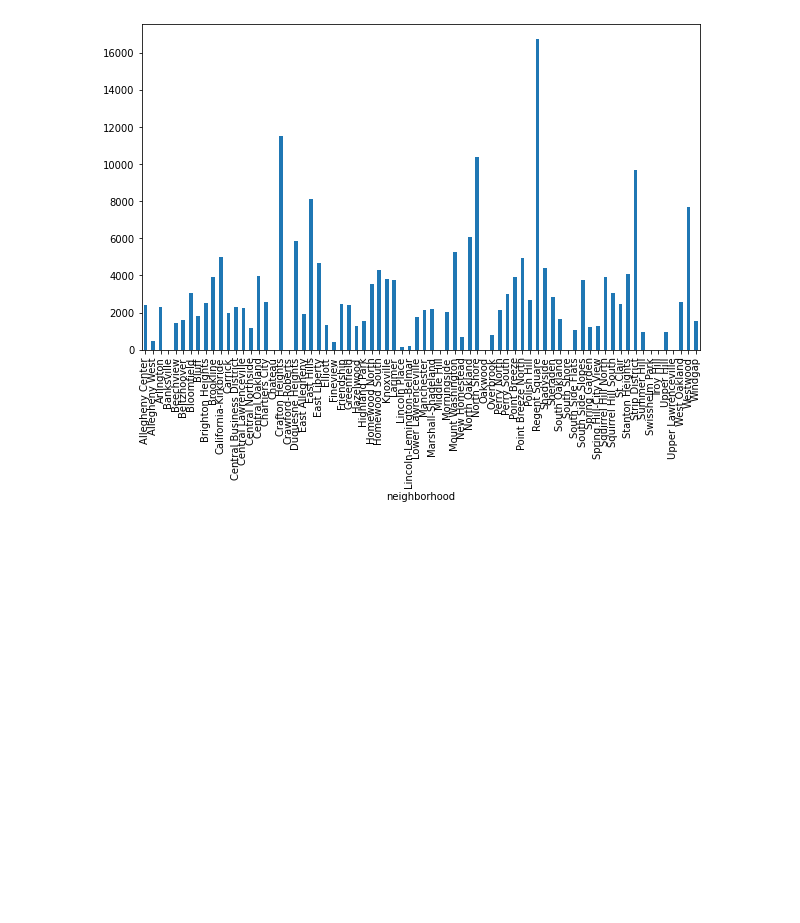
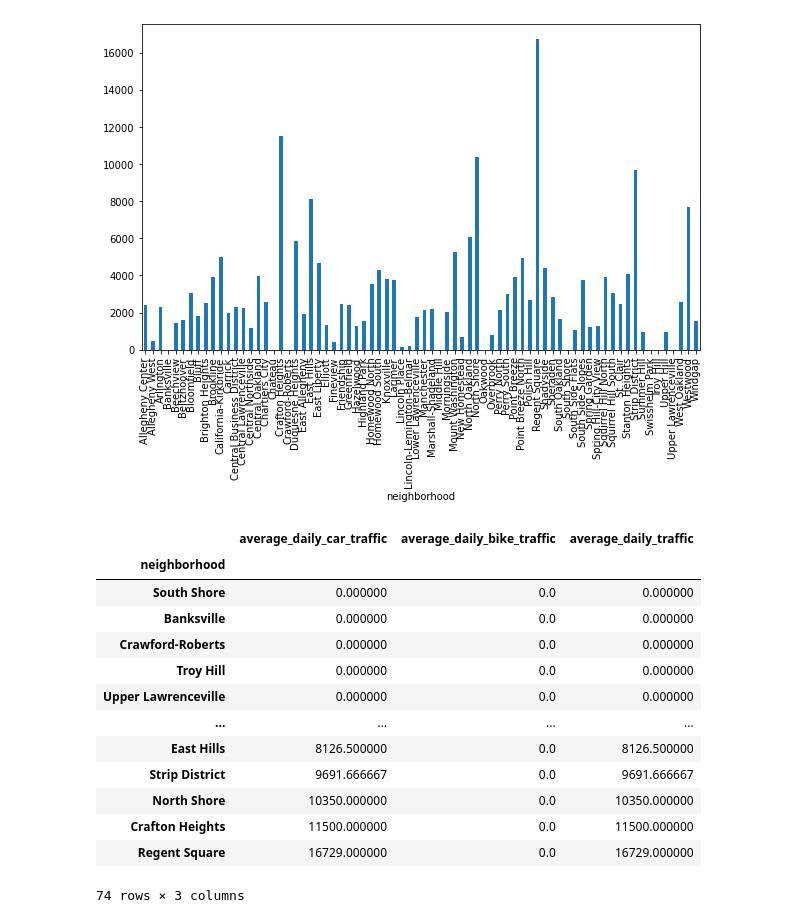
Before and after one commit to d3tk/CMPINF0010-FINAL-PROJECT, a Jupyter notebook: traffic.ipynb, the cells around one changed output. Cells and saved outputs as stored; diff of their text form; code cells hidden in the pictures; blank space fills up the shorter version.

```diff
--- a/traffic.ipynb
+++ b/traffic.ipynb
@@ -149,4 +149,20 @@ traffic["average_daily_traffic"].plot(figsize=(10,6), kind = "bar" )
 [figure]
 # %%
 traffic = traffic.sort_values(by = "average_daily_traffic")
+traffic
+# %% [output]
+|  | average_daily_car_traffic | average_daily_bike_traffic | average_daily_traffic |
+| neighborhood |  |  |  |
+| South Shore | 0.000000 | 0.0 | 0.000000 |
+| Banksville | 0.000000 | 0.0 | 0.000000 |
+| Crawford-Roberts | 0.000000 | 0.0 | 0.000000 |
+| Troy Hill | 0.000000 | 0.0 | 0.000000 |
+| Upper Lawrenceville | 0.000000 | 0.0 | 0.000000 |
+| ... | ... | ... | ... |
+| East Hills | 8126.500000 | 0.0 | 8126.500000 |
+| Strip District | 9691.666667 | 0.0 | 9691.666667 |
+| North Shore | 10350.000000 | 0.0 | 10350.000000 |
+| Crafton Heights | 11500.000000 | 0.0 | 11500.000000 |
+| Regent Square | 16729.000000 | 0.0 | 16729.000000 |
+74 rows × 3 columns
 # %%
```
Also changed, not shown: parts of 4 cells of this notebook.
